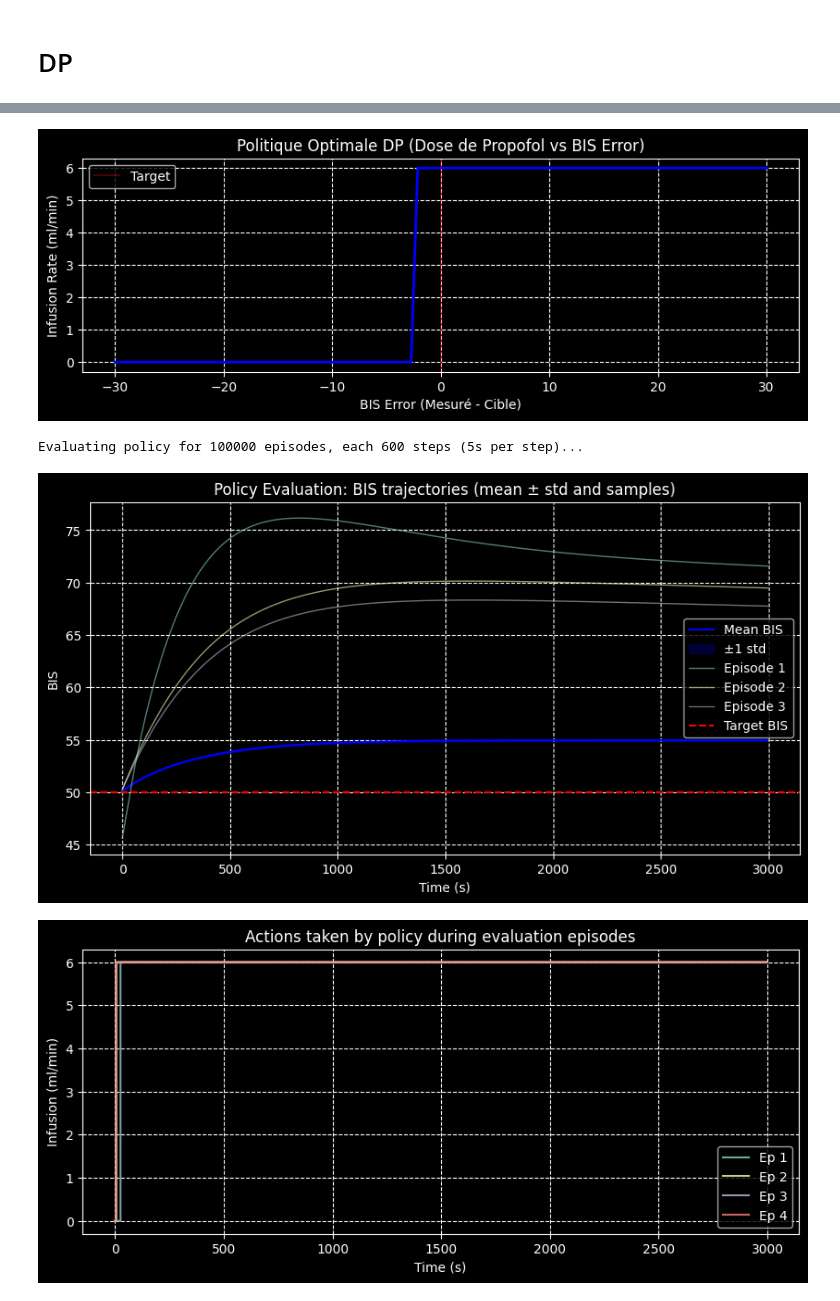
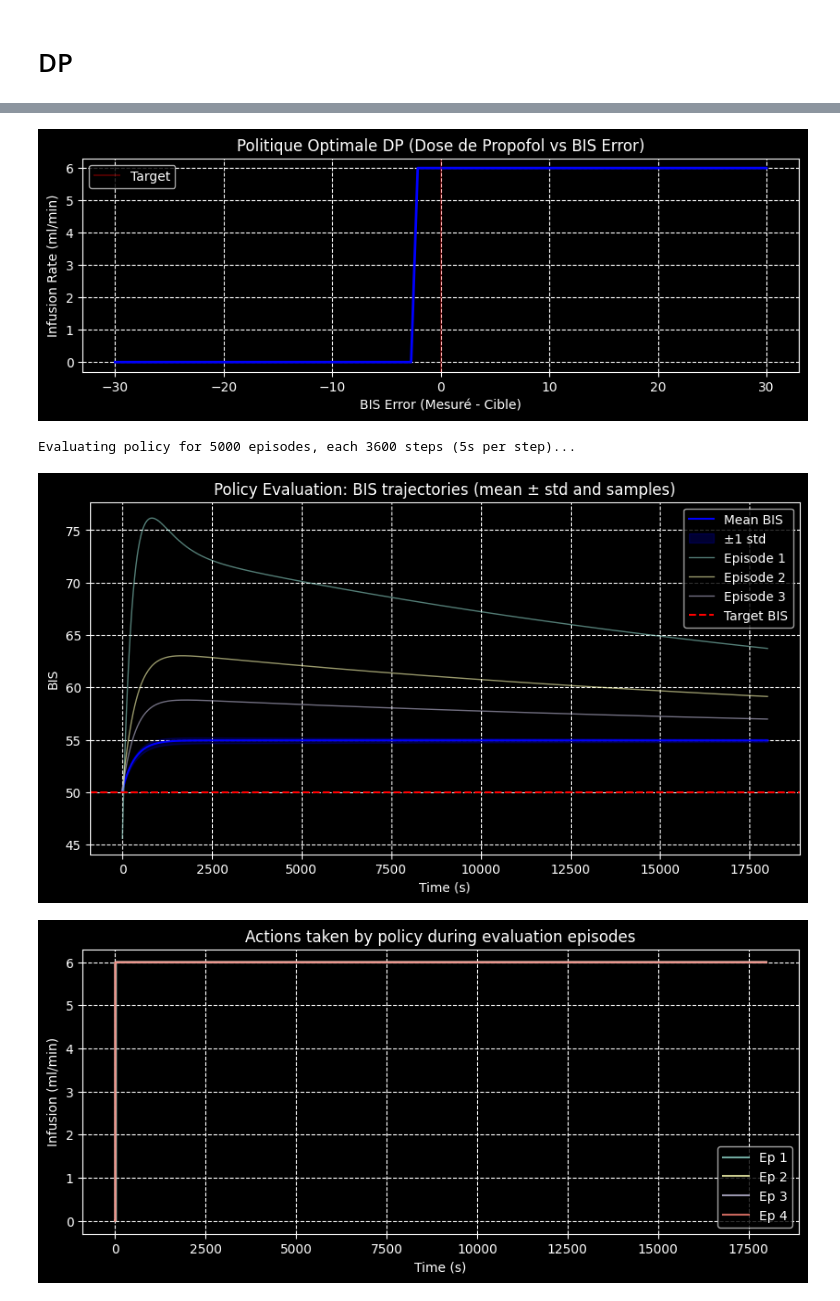
Before and after one commit to codinghaytam/anesthesia, a Jupyter notebook: Dp.ipynb, the cells around one changed output, grey strips where cells are left out. Drawn from its saved outputs; the diff is of its cells as text; code cells hidden in the pictures.

```diff
--- a/Dp.ipynb
+++ b/Dp.ipynb
@@ -129,8 +129,8 @@ if not loaded_dp:
 
 # --- VISUALISATION ---
 # Configuration for evaluation episodes (clear, adjustable)
-NUM_EVAL_EPISODES = 100000  # number of simulated evaluation episodes (clear variable)
-EP_LEN = 600           # episode length in time steps (each step = 5 seconds)
+NUM_EVAL_EPISODES = 5000  # number of simulated evaluation episodes (clear variable)
+EP_LEN = 3600           # episode length in time steps (each step = 5 seconds)
 DT = 5 / 60             # time step in minutes (5s)
 np.random.seed(0)
 
@@ -224,4 +221,4 @@ Saved DP agent to artifacts/dp_agent.npz
 [figure]
-Evaluating policy for 100000 episodes, each 600 steps (5s per step)...
+Evaluating policy for 5000 episodes, each 3600 steps (5s per step)...
-[figure, old version]
+[figure, new version]
-[figure, old version]
+[figure, new version]
```
Also changed, not shown: parts of 1 cell of this notebook.
